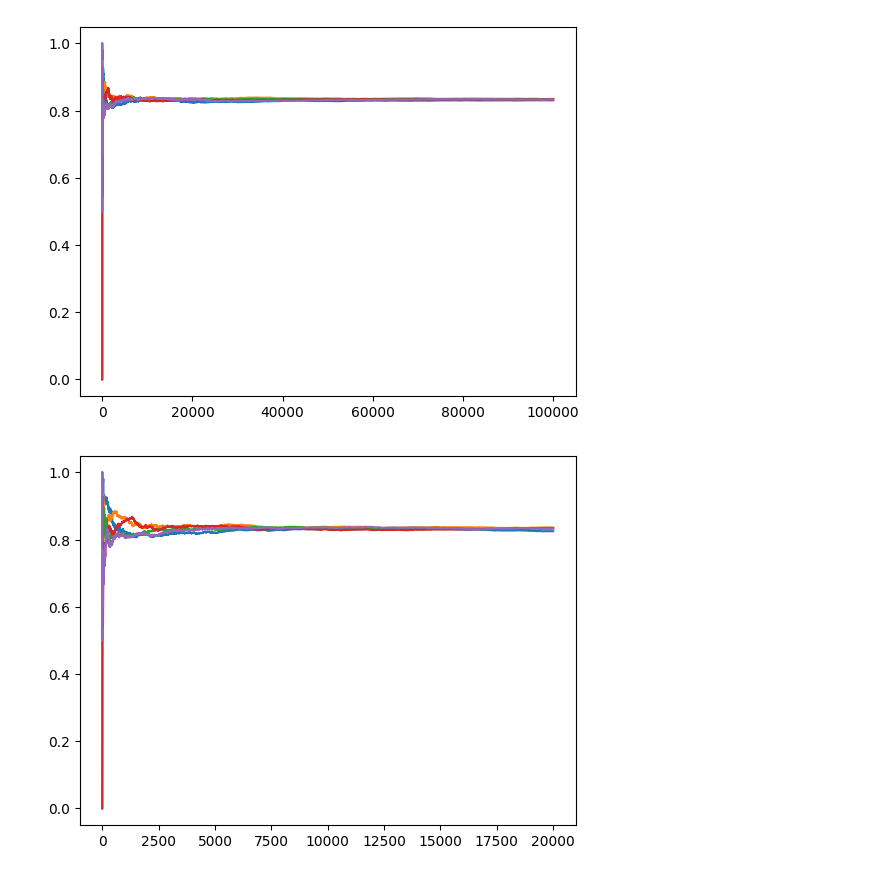
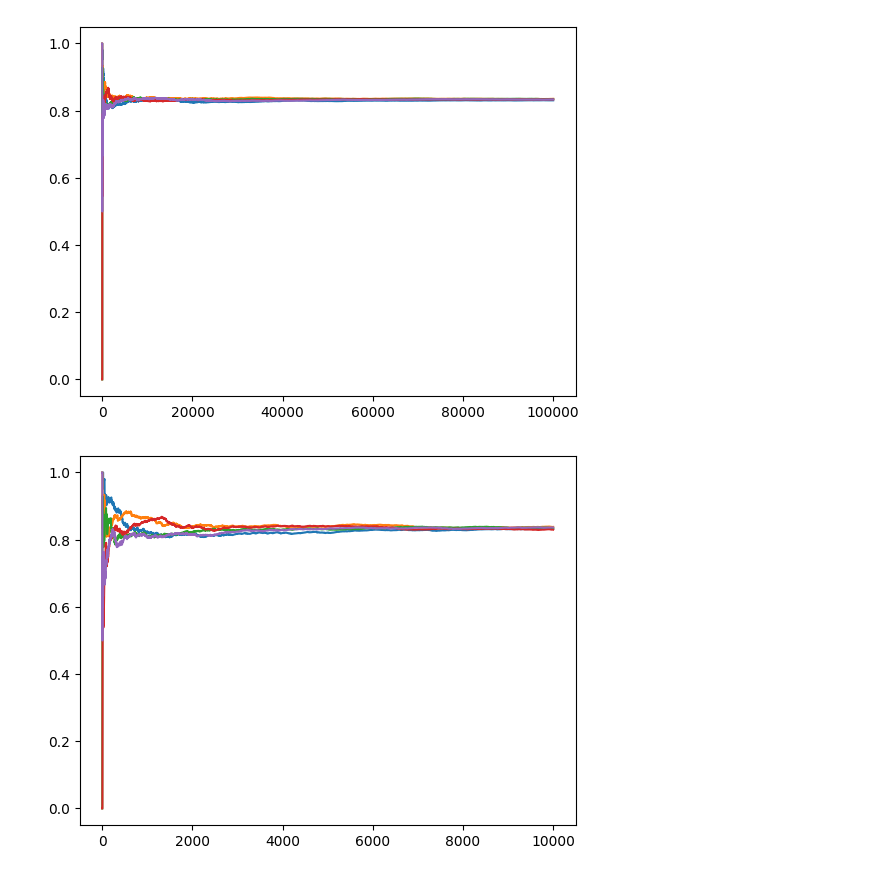
Before and after one commit to Sofiadossena/astrostatistics_bicocca_2025, a Jupyter notebook: working/10_TelescopeObs.ipynb, the cells around one changed output. Saved outputs shown, nothing was run; the diff lists cells and outputs as text; code cells hidden in the pictures.

```diff
--- a/working/10_TelescopeObs.ipynb
+++ b/working/10_TelescopeObs.ipynb
@@ -118,6 +118,6 @@ for i in range(5):
 [figure]
 # %%
 for i in range(5):
-    plt.plot(x[:burn],Ps[i][:burn], label= "sample %d" %i)
+    plt.plot(x[:10000],Ps[i][:10000], label= "sample %d" %i)
 # %% [output]
-[figure, old version]
+[figure, new version]
```
Also changed, not shown: 2 other files.
